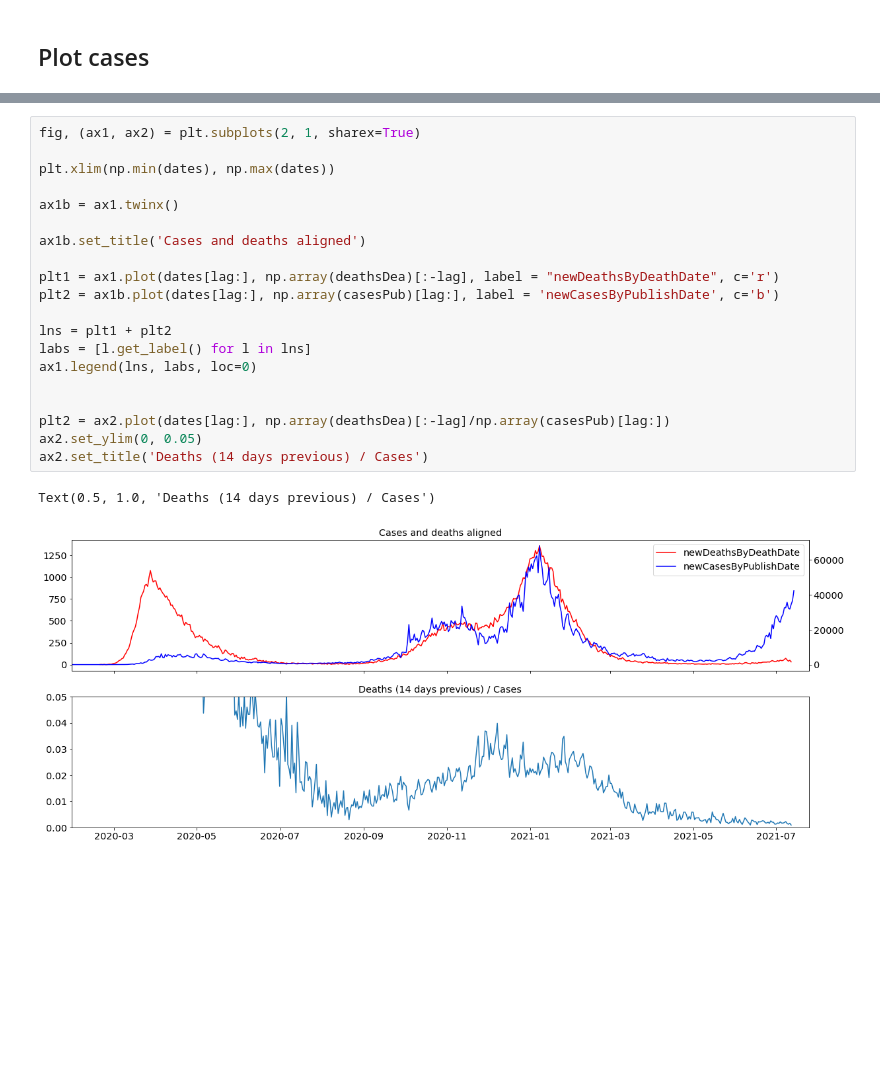
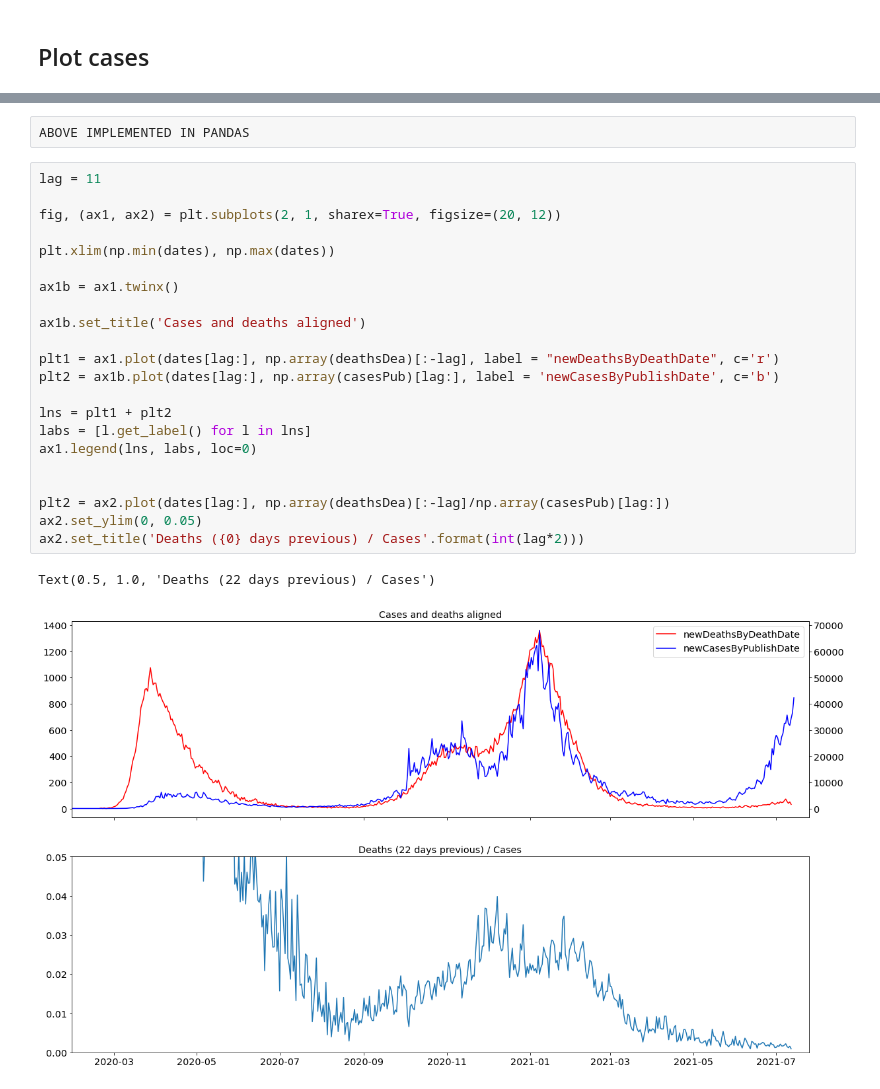
Before and after one commit to rhysgt/covid_analysis, a Jupyter notebook: analysis.ipynb, the cells around one changed output, grey strips where cells are left out. Drawn from its saved outputs; the diff is of its cells as text; blank space fills up the shorter version.

```diff
--- a/analysis.ipynb
+++ b/analysis.ipynb
@@ -90,23 +82,27 @@ ax1.legend(lns, labs, loc=0)
+# %%
+ABOVE IMPLEMENTED IN PANDAS
 # %%
-fig, (ax1, ax2) = plt.subplots(2, 1, sharex=True)
+lag = 11
+
+fig, (ax1, ax2) = plt.subplots(2, 1, sharex=True, figsize=(20, 12))
 
 plt.xlim(np.min(dates), np.max(dates))
 
 ax1b = ax1.twinx()
 
 ax1b.set_title('Cases and deaths aligned')
 
 plt1 = ax1.plot(dates[lag:], np.array(deathsDea)[:-lag], label = "newDeathsByDeathDate", c='r')
 plt2 = ax1b.plot(dates[lag:], np.array(casesPub)[lag:], label = 'newCasesByPublishDate', c='b')
 
 lns = plt1 + plt2
 labs = [l.get_label() for l in lns]
 ax1.legend(lns, labs, loc=0)
 
 
 plt2 = ax2.plot(dates[lag:], np.array(deathsDea)[:-lag]/np.array(casesPub)[lag:])
 ax2.set_ylim(0, 0.05)
-ax2.set_title('Deaths (14 days previous) / Cases')
+ax2.set_title('Deaths ({0} days previous) / Cases'.format(int(lag*2)))
 # %% [output]
-Text(0.5, 1.0, 'Deaths (14 days previous) / Cases')
+Text(0.5, 1.0, 'Deaths (22 days previous) / Cases')
-[figure, old version]
+[figure, new version]
```
Also changed, not shown: parts of 8 cells of this notebook.
